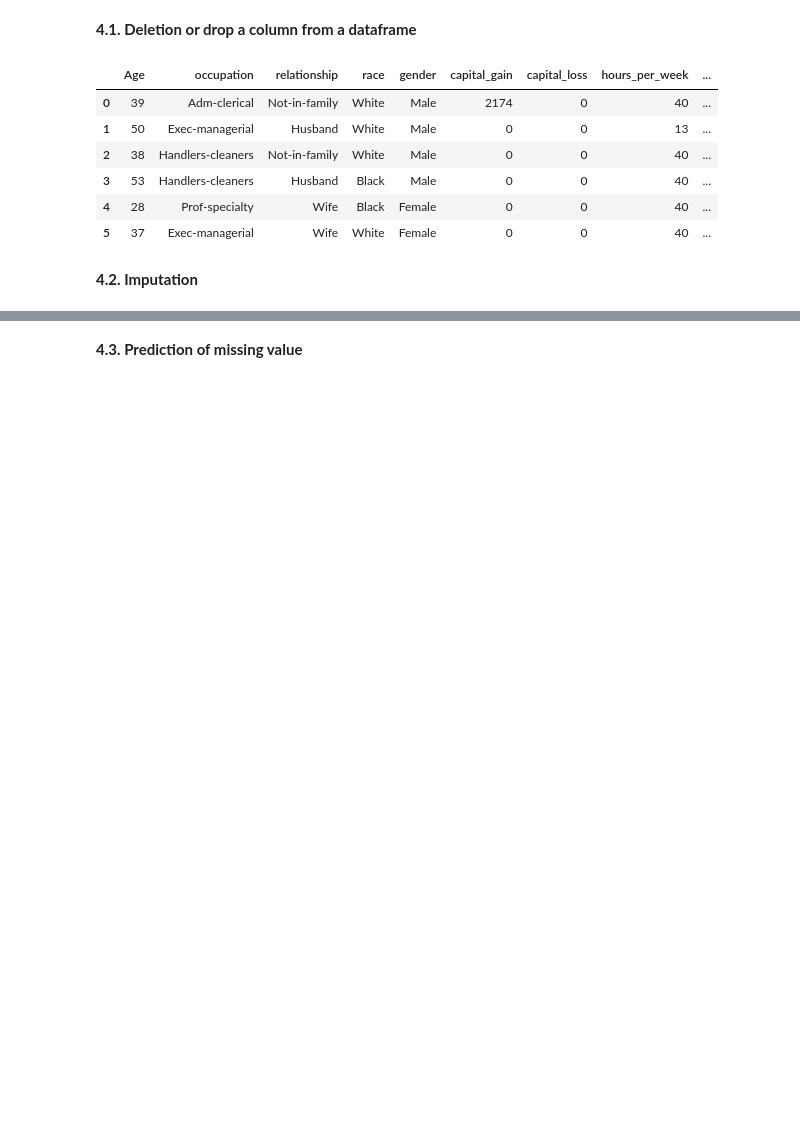
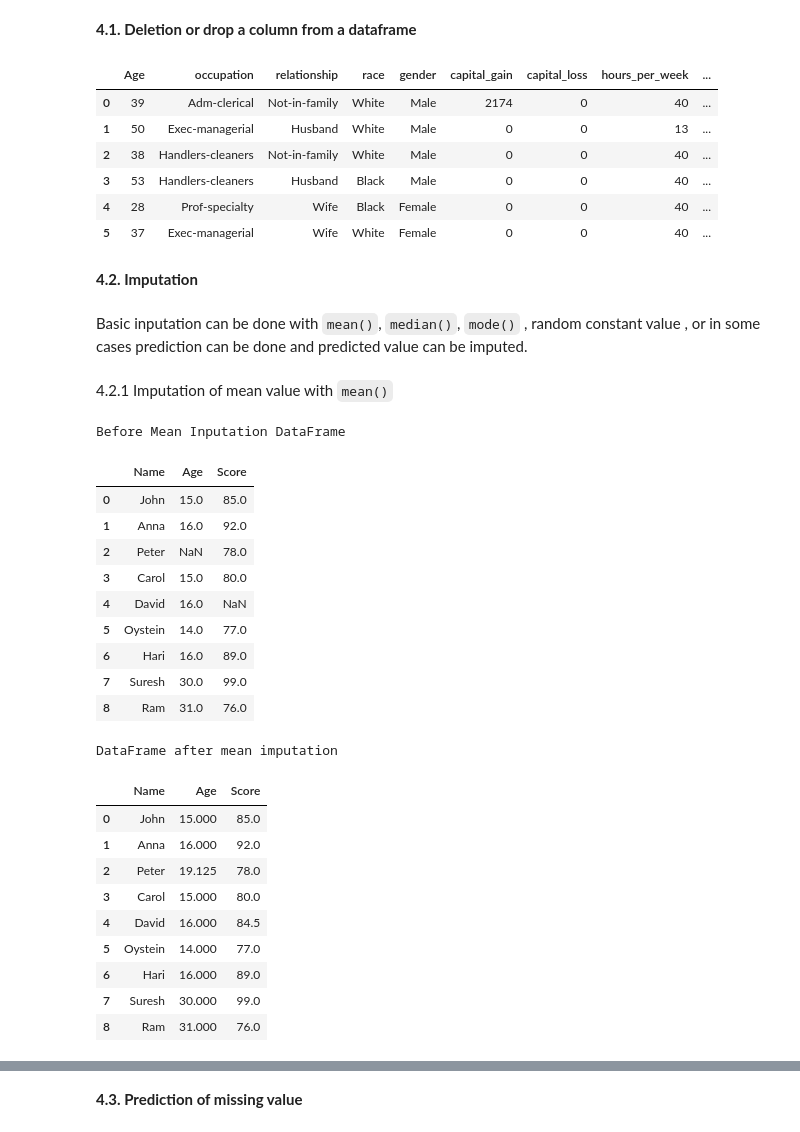
Before and after one commit to bpbpublications/Statistics-for-Data-Scientists-and-Analysts, a Jupyter notebook: notebooks/chapter2/chapter2.ipynb, the cells around one changed output, grey strips where cells are left out. Saved outputs shown, nothing was run; the diff lists cells and outputs as text; code cells hidden in the pictures; blank space fills up the shorter version.

```diff
--- a/notebooks/chapter2/chapter2.ipynb
+++ b/notebooks/chapter2/chapter2.ipynb
@@ -644,3 +644,47 @@ diabities_df.head(6)
 | 5 | 37 | Exec-managerial | Wife | White | Female | 0 | 0 | 40 | ... |
 # %% [markdown]
 **4.2. Imputation**
+# %% [markdown]
+Basic inputation can be done with `mean()`, `median()`, `mode()` , random constant value , or in some cases prediction can be done and predicted value can be imputed.
+# %% [markdown]
+4.2.1 Imputation of mean value with `mean()`
+# %%
+import pandas as pd
+from IPython.display import display
+
+# Create a DataFrame with student data
+data = {'Name': ['John', 'Anna', 'Peter', 'Carol', 'David', 'Oystein','Hari', 'Suresh','Ram'],
+        'Age': [15, 16, np.nan, 15, 16, 14, 16, 30, 31],
+        'Score': [85, 92, 78, 80, np.nan, 77, 89, 99, 76]}
+student_DF = pd.DataFrame(data)
+print(f'Before Mean Inputation DataFrame')
+display(student_DF)
+
+mean_age = student_DF['Age'].mean()
+mean_score = student_DF['Score'].mean()
+print(f'DataFrame after mean imputation')
+student_DF = student_DF.fillna(value= {'Age' : mean_age, 'Score': mean_score})
+display(student_DF)
+# %% [output]
+Before Mean Inputation DataFrame
+|  | Name | Age | Score |
+| 0 | John | 15.0 | 85.0 |
+| 1 | Anna | 16.0 | 92.0 |
+| 2 | Peter | NaN | 78.0 |
+| 3 | Carol | 15.0 | 80.0 |
+| 4 | David | 16.0 | NaN |
+| 5 | Oystein | 14.0 | 77.0 |
+| 6 | Hari | 16.0 | 89.0 |
+| 7 | Suresh | 30.0 | 99.0 |
+| 8 | Ram | 31.0 | 76.0 |
+DataFrame after mean imputation
+|  | Name | Age | Score |
+| 0 | John | 15.000 | 85.0 |
+| 1 | Anna | 16.000 | 92.0 |
+| 2 | Peter | 19.125 | 78.0 |
+| 3 | Carol | 15.000 | 80.0 |
+| 4 | David | 16.000 | 84.5 |
+| 5 | Oystein | 14.000 | 77.0 |
+| 6 | Hari | 16.000 | 89.0 |
+| 7 | Suresh | 30.000 | 99.0 |
+| 8 | Ram | 31.000 | 76.0 |
```
Also changed, not shown: parts of 6 cells of this notebook.
